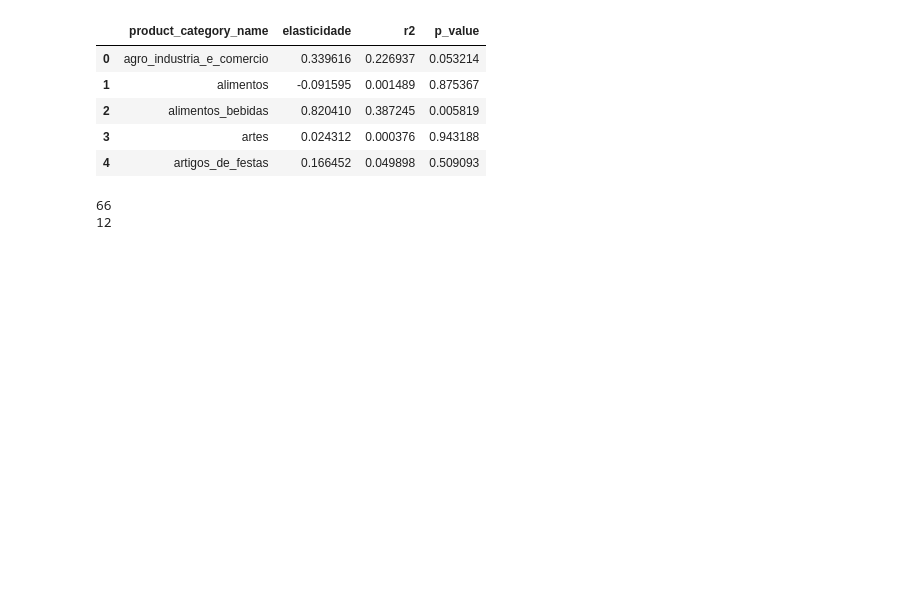
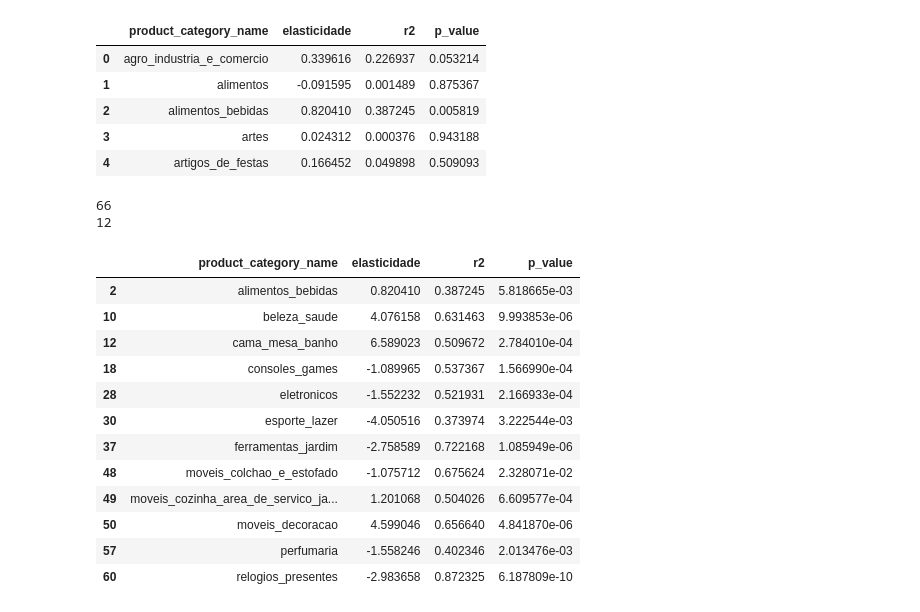
Before and after one commit to diogobueno-analytics/preco-elasticidade-olist, a Jupyter notebook: pricing_elasticity_analysis.ipynb, the cells around one changed output. Drawn from its saved outputs; the diff is of its cells as text; code cells hidden in the pictures; blank space fills up the shorter version.

```diff
--- a/pricing_elasticity_analysis.ipynb
+++ b/pricing_elasticity_analysis.ipynb
@@ -302,3 +302,28 @@ print(len(df_confiavel))
 # Isso acontece pois na Olist, temos muitos vendedores, qtd alta de diversificação de produtos e portanto altas chances de ter menos histórico por produto.
 
 # Realizei um teste fazendo esta análise por categoria, e foi possível de 66 categorias, 12 com confiança para análise (18%).
+# %%
+df_confiavel
+
+# Sempre tomar cuidado com elasticidade positiva, pois em geral não faz sentido com a regra de oferta e demanda, apenas em alguns casos.
+# como produtos muito essenciais que mesmo subindo preço demanda aumenta (Bem de griffen), ou no caso de Bem de luxo
+
+# Elasticidade: é uma razão entre variação preço e quantidade x * elasticidade, sendo x a variação de preço.
+# se o preço varia 10% então (consoles_games) 0.10 * -1.08 = -10,8% > para cada aumento de 10% nessa categoria, perde-se 10% de qtd vendidas
+#
+# r3:
+# p_value:
+# %% [output]
+|  | product_category_name | elasticidade | r2 | p_value |
+| 2 | alimentos_bebidas | 0.820410 | 0.387245 | 5.818665e-03 |
+| 10 | beleza_saude | 4.076158 | 0.631463 | 9.993853e-06 |
+| 12 | cama_mesa_banho | 6.589023 | 0.509672 | 2.784010e-04 |
+| 18 | consoles_games | -1.089965 | 0.537367 | 1.566990e-04 |
+| 28 | eletronicos | -1.552232 | 0.521931 | 2.166933e-04 |
+| 30 | esporte_lazer | -4.050516 | 0.373974 | 3.222544e-03 |
+| 37 | ferramentas_jardim | -2.758589 | 0.722168 | 1.085949e-06 |
+| 48 | moveis_colchao_e_estofado | -1.075712 | 0.675624 | 2.328071e-02 |
+| 49 | moveis_cozinha_area_de_servico_ja... | 1.201068 | 0.504026 | 6.609577e-04 |
+| 50 | moveis_decoracao | 4.599046 | 0.656640 | 4.841870e-06 |
+| 57 | perfumaria | -1.558246 | 0.402346 | 2.013476e-03 |
+| 60 | relogios_presentes | -2.983658 | 0.872325 | 6.187809e-10 |
```
